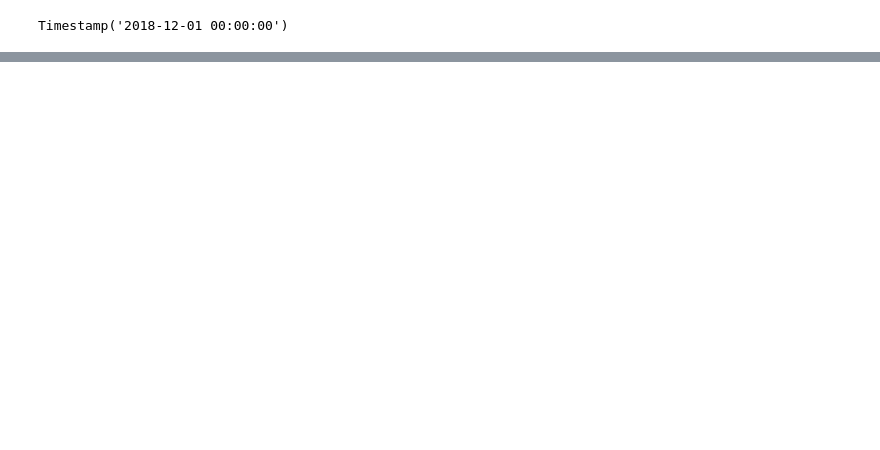
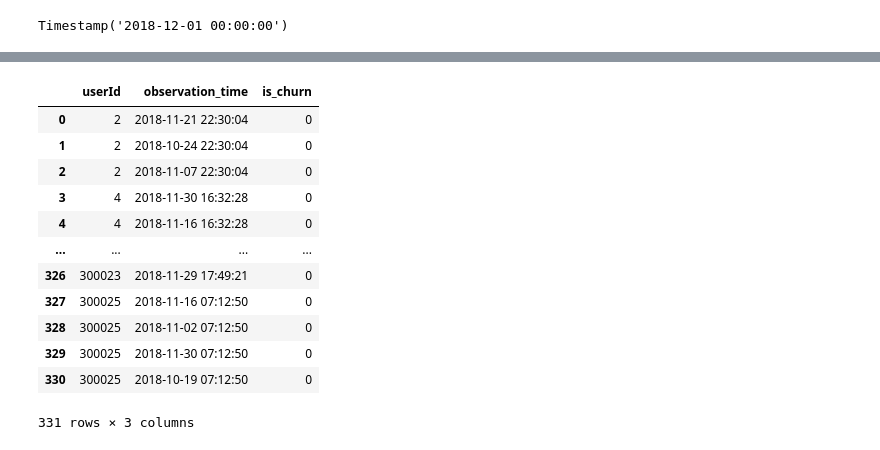
Before and after one commit to gilzero/project_churn_spark, a Jupyter notebook: sparkify.ipynb, the cells around one changed output, grey strips where cells are left out. Cells and saved outputs as stored; diff of their text form; code cells hidden in the pictures; blank space fills up the shorter version.

```diff
--- a/sparkify.ipynb
+++ b/sparkify.ipynb
@@ -1280,0 +1135,45 @@ Timestamp('2018-12-01 00:00:00')
+# %%
+# Generate observation daterange outcome dataset
+
+def make_datetime_picking_outcome_dateset(sub_ids=u_churn + u_retain):
+#     sub_ids = u_churn + u_retain
+
+    userIds = []
+    observation_times = []
+    outcomes = []
+
+    for i in sub_ids:
+        for k in get_observations(i):
+            userIds.append(k[0])
+            observation_times.append(k[1])
+            outcomes.append(k[2])
+
+    res = pd.DataFrame({
+        'userId': userIds,
+        'observation_time': observation_times,
+        'is_churn': outcomes
+    })
+
+    return res
+
+
+df_observation_time_outcome = make_datetime_picking_outcome_dateset()
+df_observation_time_outcome = df_observation_time_outcome.sort_values('userId', ascending=True).reset_index()
+df_observation_time_outcome = df_observation_time_outcome.drop('index', axis=1)
+
+# Spot Check
+df_observation_time_outcome
+# %% [output]
+|  | userId | observation_time | is_churn |
+| 0 | 2 | 2018-11-21 22:30:04 | 0 |
+| 1 | 2 | 2018-10-24 22:30:04 | 0 |
+| 2 | 2 | 2018-11-07 22:30:04 | 0 |
+| 3 | 4 | 2018-11-30 16:32:28 | 0 |
+| 4 | 4 | 2018-11-16 16:32:28 | 0 |
+| ... | ... | ... | ... |
+| 326 | 300023 | 2018-11-29 17:49:21 | 0 |
+| 327 | 300025 | 2018-11-16 07:12:50 | 0 |
+| 328 | 300025 | 2018-11-02 07:12:50 | 0 |
+| 329 | 300025 | 2018-11-30 07:12:50 | 0 |
+| 330 | 300025 | 2018-10-19 07:12:50 | 0 |
+331 rows × 3 columns
```
Also changed, not shown: parts of 21 cells of this notebook, 2 other files.
